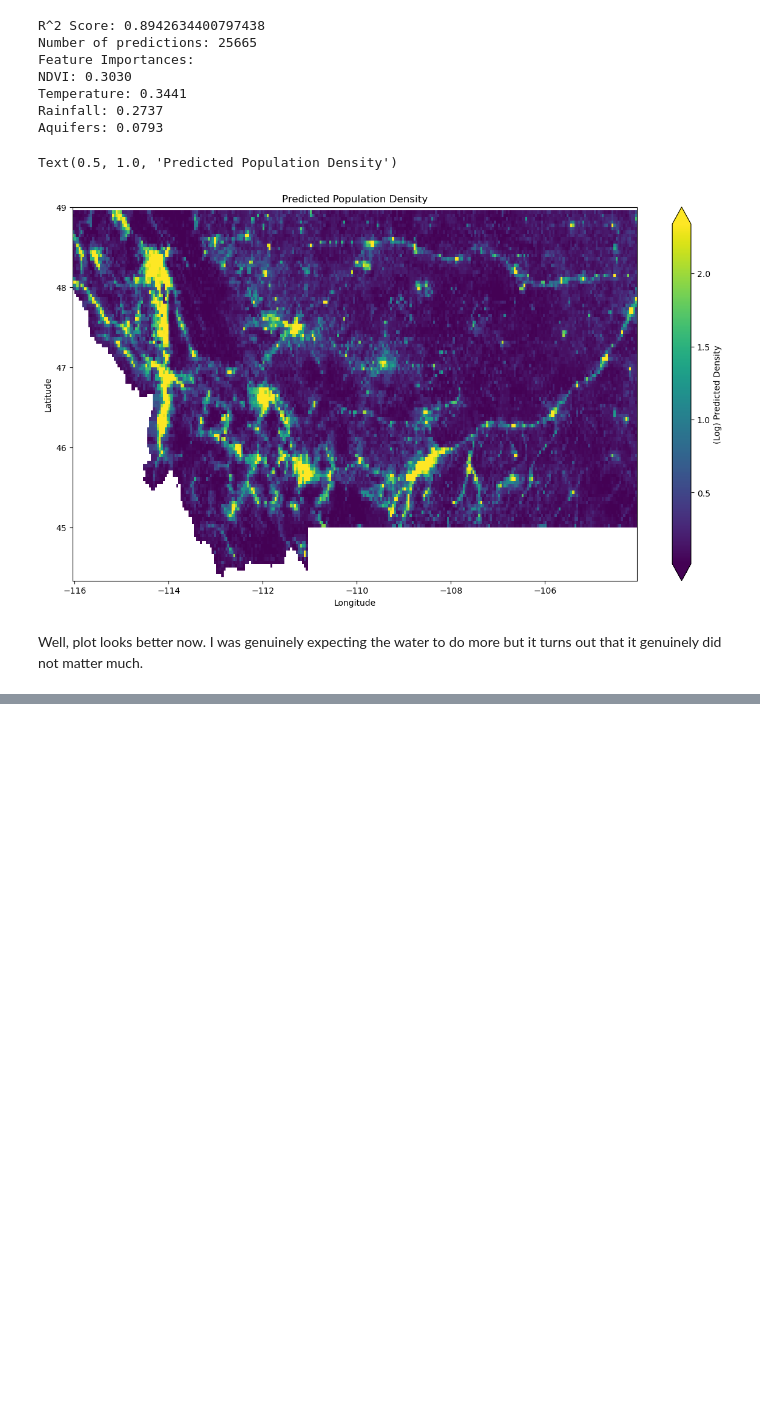
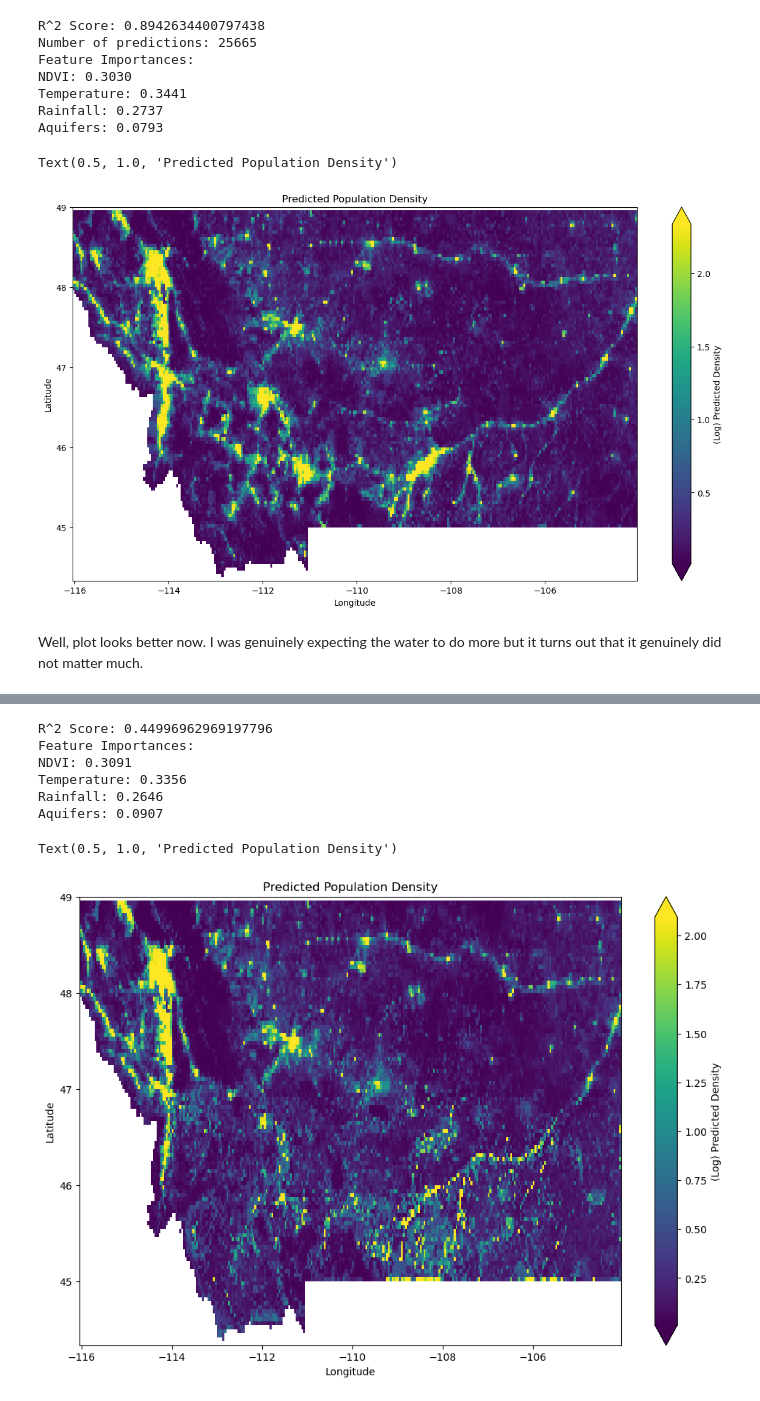
Before and after one commit to Chigiriq/geoP3, a Jupyter notebook: a3.ipynb, the cells around one changed output, grey strips where cells are left out. Cells and saved outputs as stored; diff of their text form; code cells hidden in the pictures; blank space fills up the shorter version.

```diff
--- a/a3.ipynb
+++ b/a3.ipynb
@@ -691,0 +925,15 @@ print(new_xarray4)
+# %%
+X_left7 = np.stack([ndvi_data_resampled.values[left_mask7].flatten(),
+                         tcomb_data.values[left_mask7].flatten(),
+                         rain_data_resampled.values[left_mask7].flatten(),
+                         water_resampled.values[left_mask7].flatten()], axis=1)
+
+y_left7 = log_pop_data_resampled.values[left_mask7].flatten()
+# %%
+# Remove NaN values for training
+mask7_left = ~np.isnan(y_left7)
+X_train7_left = X_left6[mask7_left]
+y_train7_left = y_left6[mask7_left]
+
+print("X7_train_left_half shape:", X_train7_left.shape)
+print("y7_train_left_half shape:", y_train7_left.shape)
@@ -691,0 +973,40 @@ print(new_xarray4)
+# %%
+y_true_flat7 = log_pop_data_resampled.values.flatten()
+mask7 = ~np.isnan(y_true_flat7) #non nan mask
+y_true7 = y_true_flat7[mask7] #non nan values
+
+
+y_pred_non_nan7 = y_pred7_full
+
+#r2
+r2_7 = r2_score(y_true7, y_pred_non_nan6)
+print(f"R^2 Score: {r2_7}")
+
+feat_names7 = ["NDVI", "Temperature", "Rainfall", "Aquifers"]
+feature_importances7 = model7.feature_importances_
+print("Feature Importances:")
+for name, importance in zip(feat_names7, feature_importances7):
+    print(f"{name}: {importance:.4f}")
+
+# Plot the predicted population density
+ax7 = new_xarray7.plot(
+    cmap='viridis',
+    figsize=(12, 8),
+    cbar_kwargs={'label': '(Log) Predicted Density'},
+    robust=True,
+    add_colorbar=True,
+)
+
+ax7 = plt.gca()
+ax7.set_xlabel('Longitude')
+ax7.set_ylabel('Latitude')
+ax7.set_title('Predicted Population Density')
+# %% [output]
+R^2 Score: 0.44996962969197796
+Feature Importances:
+NDVI: 0.3091
+Temperature: 0.3356
+Rainfall: 0.2646
+Aquifers: 0.0907
+Text(0.5, 1.0, 'Predicted Population Density')
+[figure, added]
```
Also changed, not shown: parts of 28 cells of this notebook.
